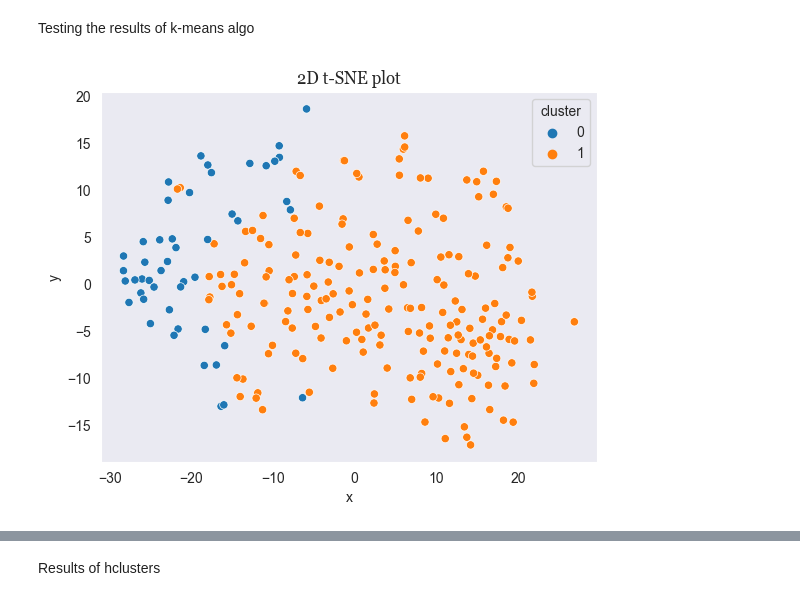
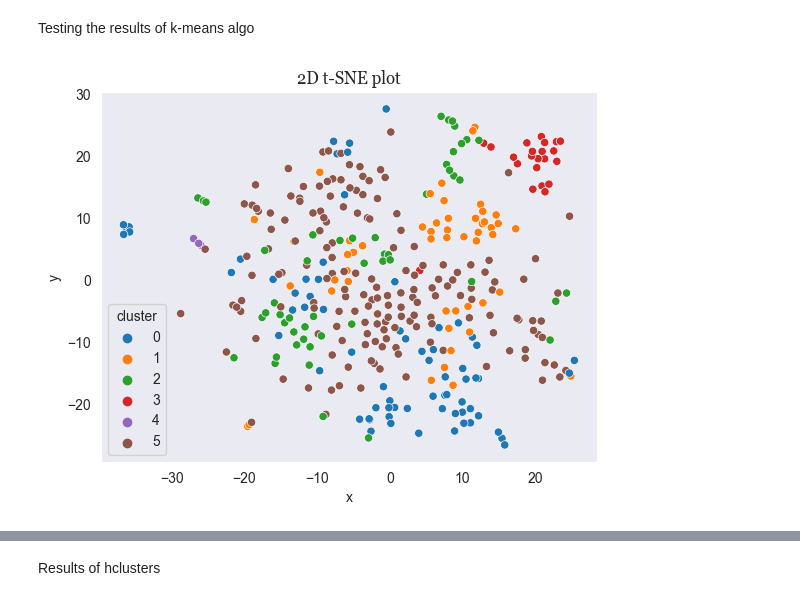
Before and after one commit to SEMICeu/semic_pledges, a Jupyter notebook: PledgesClustering/Clustering.ipynb, the cells around one changed output, grey strips where cells are left out. Saved outputs shown, nothing was run; the diff lists cells and outputs as text; code cells hidden in the pictures.

Commit message:
Visualizing Clustering 6 clusters

```diff
--- a/PledgesClustering/Clustering.ipynb
+++ b/PledgesClustering/Clustering.ipynb
@@ -361,9 +369,11 @@ def ClusterPlot(tsne, labels):
 # %% [markdown]
 Testing the results of k-means algo
 # %%
-kmeans = KMeans(n_clusters=2)
+kmeans = KMeans(n_clusters=6)
 kmeans.fit(x)
 
+y_km = kmeans.fit_predict(x)
+
 ClusterPlot(results, kmeans.labels_)
 # %% [output]
-[figure, old version]
+[figure, new version]
```
Also changed, not shown: parts of 13 cells of this notebook.
